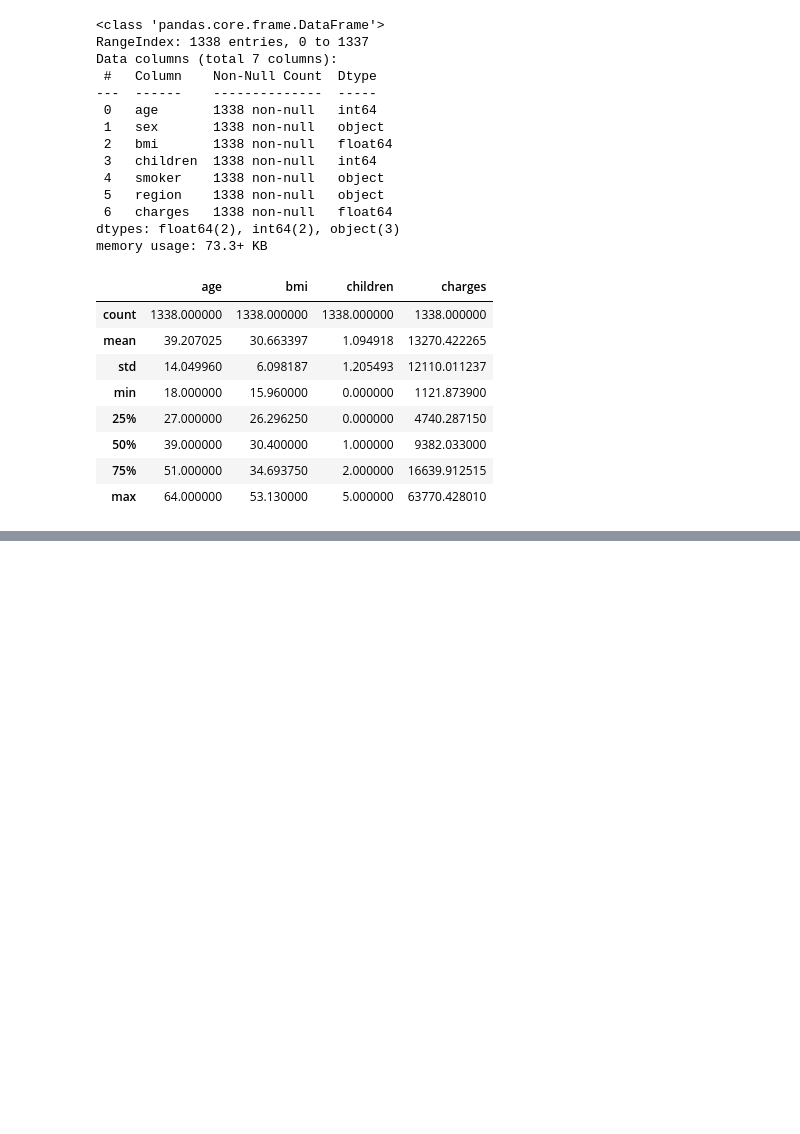
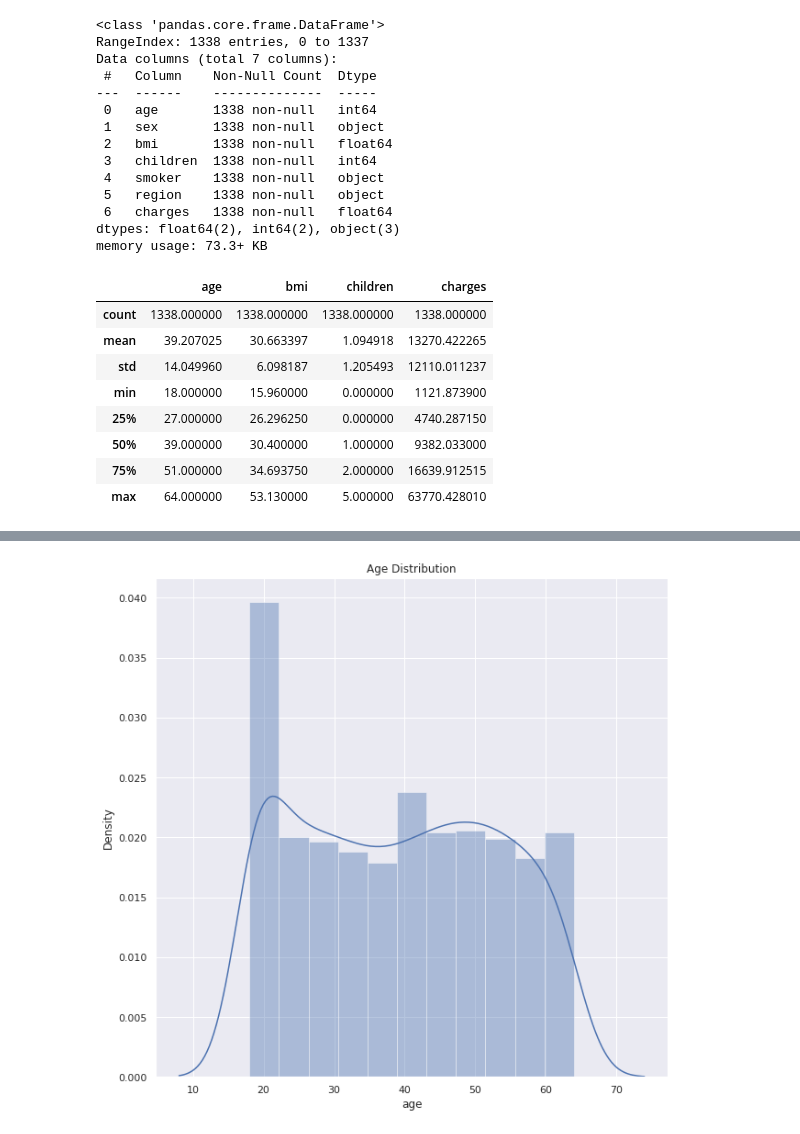
Before and after one commit to Joykareko/Data-Science-Projects, a Jupyter notebook: Medical_Insurance_Cost_Prediction_ML_Project_19.ipynb, the cells around one changed output, grey strips where cells are left out. Saved outputs shown, nothing was run; the diff lists cells and outputs as text; code cells hidden in the pictures; blank space fills up the shorter version.

```diff
--- a/Medical_Insurance_Cost_Prediction_ML_Project_19.ipynb
+++ b/Medical_Insurance_Cost_Prediction_ML_Project_19.ipynb
@@ -55,0 +78,7 @@ insurance_data.describe()
+# %%
+plt.figure(figsize = (10,10))
+sns.distplot(insurance_data['age'])
+plt.title('Age Distribution')
+plt.show()
+# %% [output]
+[figure, added]
```
Also changed, not shown: parts of 15 cells of this notebook.
